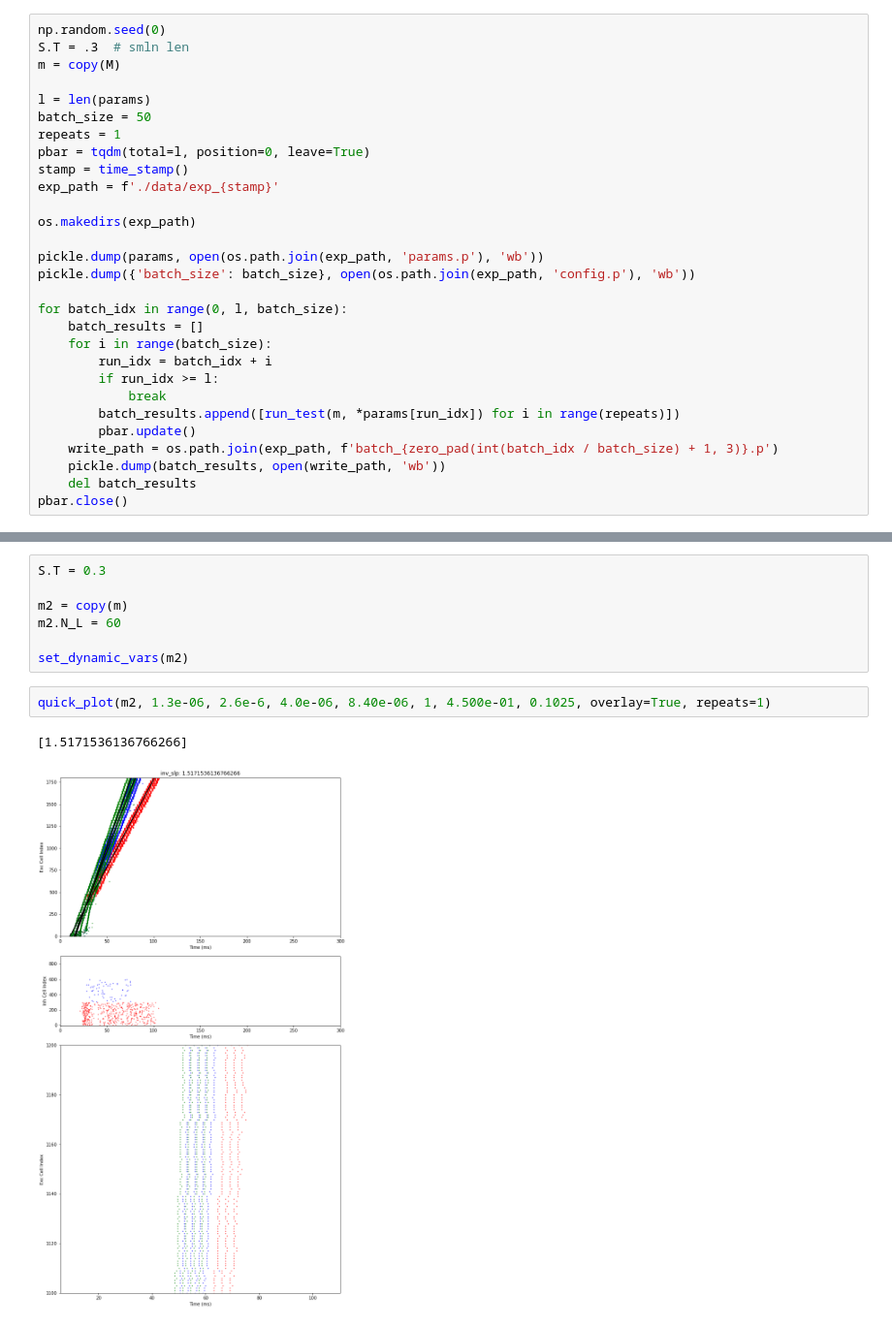
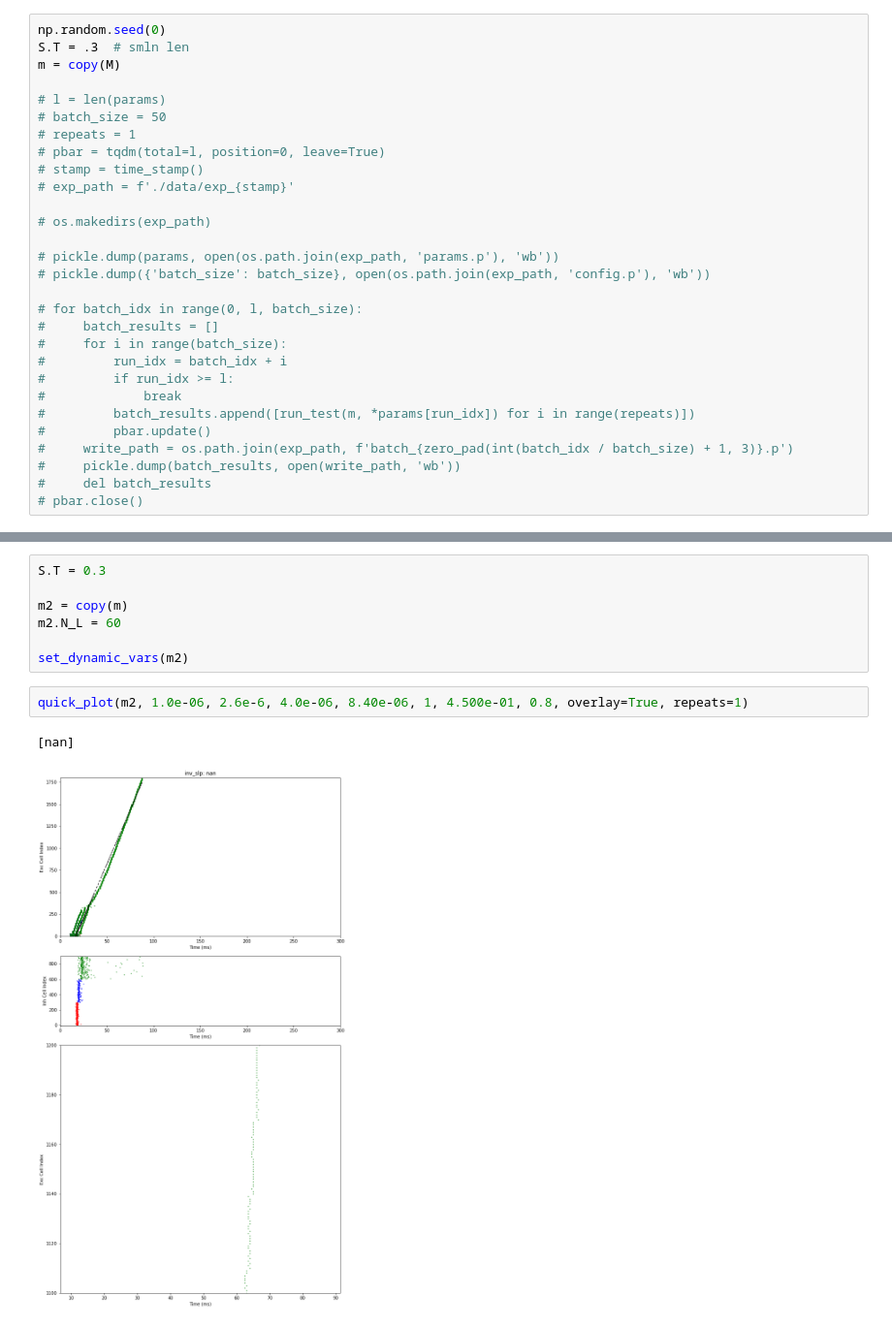
Before and after one commit to davidgbe/for_the_birds, a Jupyter notebook: indirect_inhibition_speed_control_biological_1.ipynb, the cells around one changed output, grey strips where cells are left out. Shown: that part at 97% size. Saved outputs shown, nothing was run; the diff lists cells and outputs as text.

```diff
--- a/indirect_inhibition_speed_control_biological_1.ipynb
+++ b/indirect_inhibition_speed_control_biological_1.ipynb
@@ -343,27 +343,27 @@ np.random.seed(0)
 S.T = .3  # smln len
 m = copy(M)
 
-l = len(params)
-batch_size = 50
-repeats = 1
-pbar = tqdm(total=l, position=0, leave=True)
-stamp = time_stamp()
-exp_path = f'./data/exp_{stamp}'
+# l = len(params)
+# batch_size = 50
+# repeats = 1
+# pbar = tqdm(total=l, position=0, leave=True)
+# stamp = time_stamp()
+# exp_path = f'./data/exp_{stamp}'
 
-os.makedirs(exp_path)
+# os.makedirs(exp_path)
 
-pickle.dump(params, open(os.path.join(exp_path, 'params.p'), 'wb'))
-pickle.dump({'batch_size': batch_size}, open(os.path.join(exp_path, 'config.p'), 'wb'))
+# pickle.dump(params, open(os.path.join(exp_path, 'params.p'), 'wb'))
+# pickle.dump({'batch_size': batch_size}, open(os.path.join(exp_path, 'config.p'), 'wb'))
 
-for batch_idx in range(0, l, batch_size):
-    batch_results = []
-    for i in range(batch_size):
-        run_idx = batch_idx + i
-        if run_idx >= l:
-            break
-        batch_results.append([run_test(m, *params[run_idx]) for i in range(repeats)])
-        pbar.update()
-    write_path = os.path.join(exp_path, f'batch_{zero_pad(int(batch_idx / batch_size) + 1, 3)}.p')
-    pickle.dump(batch_results, open(write_path, 'wb'))
-    del batch_results
-pbar.close()
+# for batch_idx in range(0, l, batch_size):
+#     batch_results = []
+#     for i in range(batch_size):
+#         run_idx = batch_idx + i
+#         if run_idx >= l:
+#             break
+#         batch_results.append([run_test(m, *params[run_idx]) for i in range(repeats)])
+#         pbar.update()
+#     write_path = os.path.join(exp_path, f'batch_{zero_pad(int(batch_idx / batch_size) + 1, 3)}.p')
+#     pickle.dump(batch_results, open(write_path, 'wb'))
+#     del batch_results
+# pbar.close()
@@ -451,7 +449,7 @@ m2.N_L = 60
 
 set_dynamic_vars(m2)
 # %%
-quick_plot(m2, 1.3e-06, 2.6e-6, 4.0e-06, 8.40e-06, 1, 4.500e-01, 0.1025, overlay=True, repeats=1)
+quick_plot(m2, 1.0e-06, 2.6e-6, 4.0e-06, 8.40e-06, 1, 4.500e-01, 0.8, overlay=True, repeats=1)
 # %% [output]
-[1.5171536136766266]
+[nan]
-[figure, old version]
+[figure, new version]
```
Also changed, not shown: parts of 1 cell of this notebook, 2 other files.
